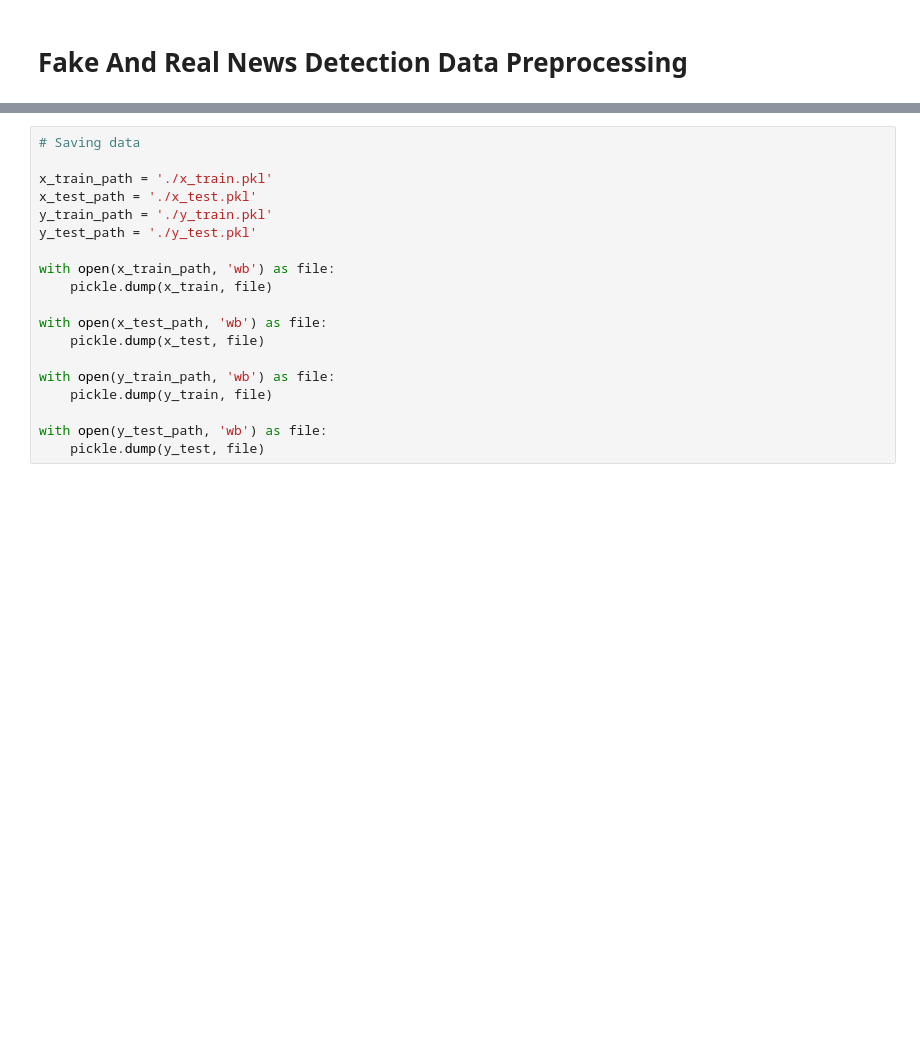
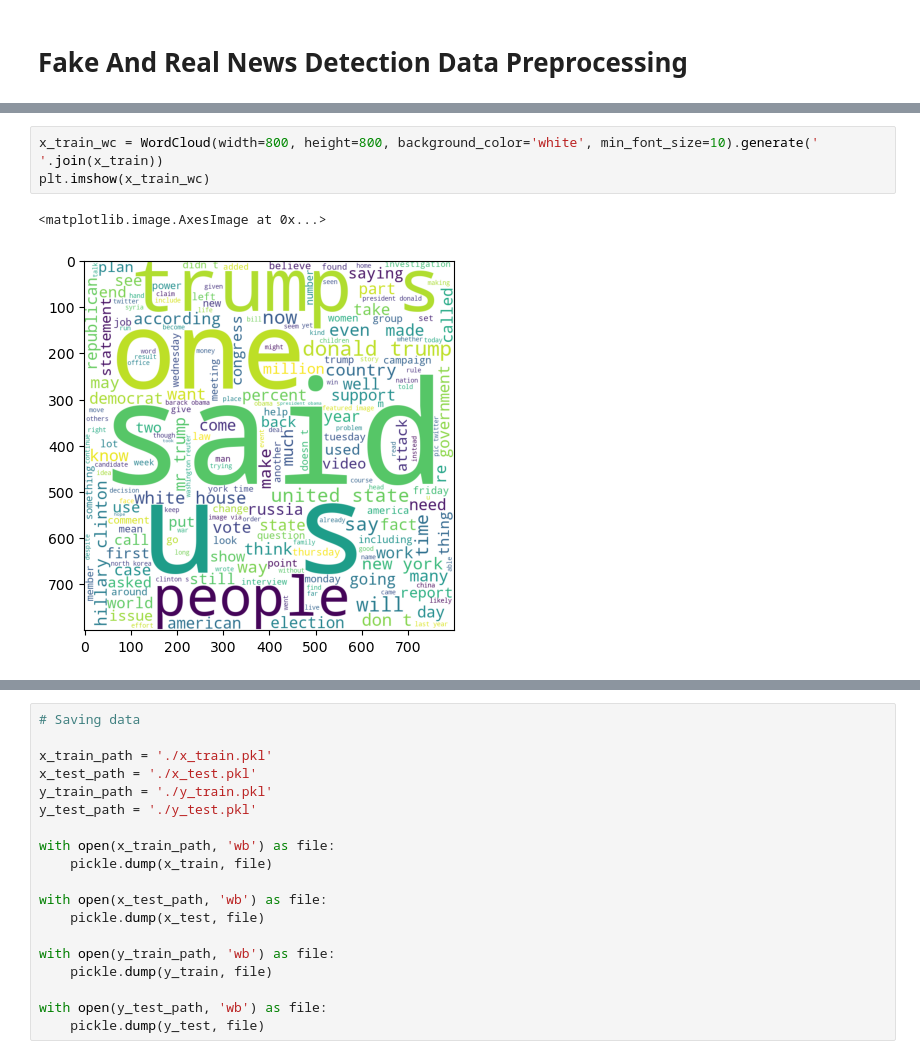
Before and after one commit to me3eh/-Bar-BoRoSa, a Jupyter notebook: model/data/preprocessing.ipynb, the cells around one changed output, grey strips where cells are left out. Saved outputs shown, nothing was run; the diff lists cells and outputs as text; blank space fills up the shorter version.

```diff
--- a/model/data/preprocessing.ipynb
+++ b/model/data/preprocessing.ipynb
@@ -109,0 +197,6 @@ Name: Text, Length: 6905, dtype: object>
+# %%
+x_train_wc = WordCloud(width=800, height=800, background_color='white', min_font_size=10).generate(' '.join(x_train))
+plt.imshow(x_train_wc)
+# %% [output]
+<matplotlib.image.AxesImage at 0x...>
+[figure, added]
```
Also changed, not shown: parts of 19 cells of this notebook, 3 other files.
